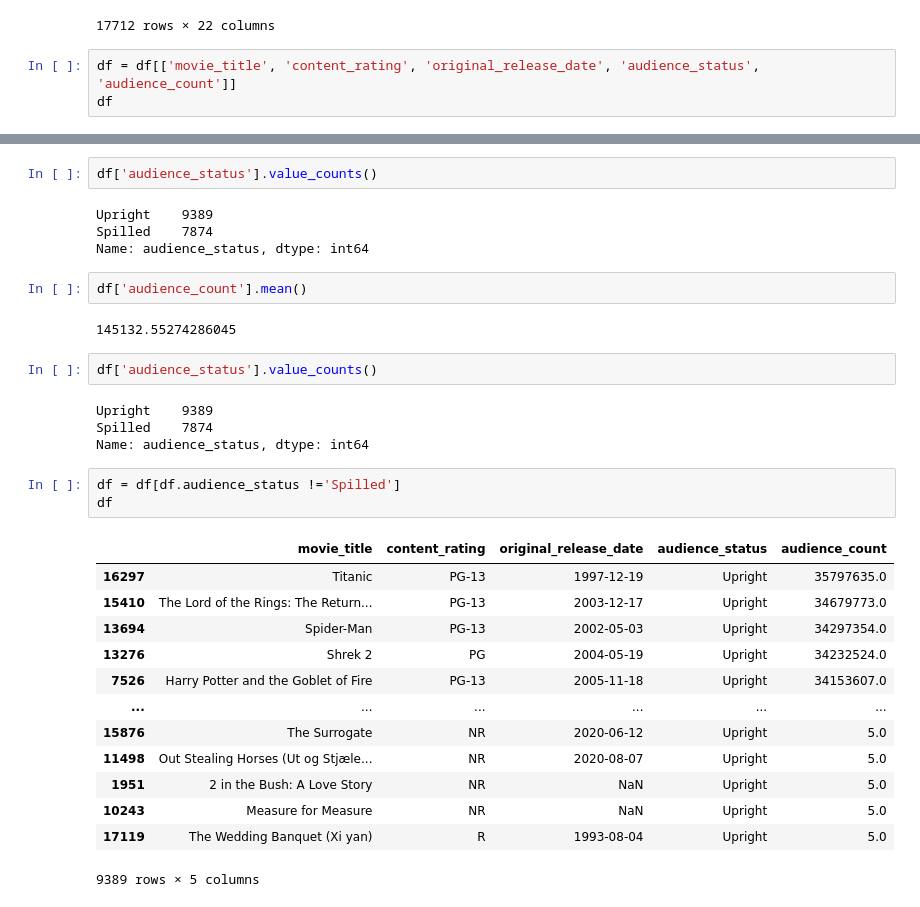
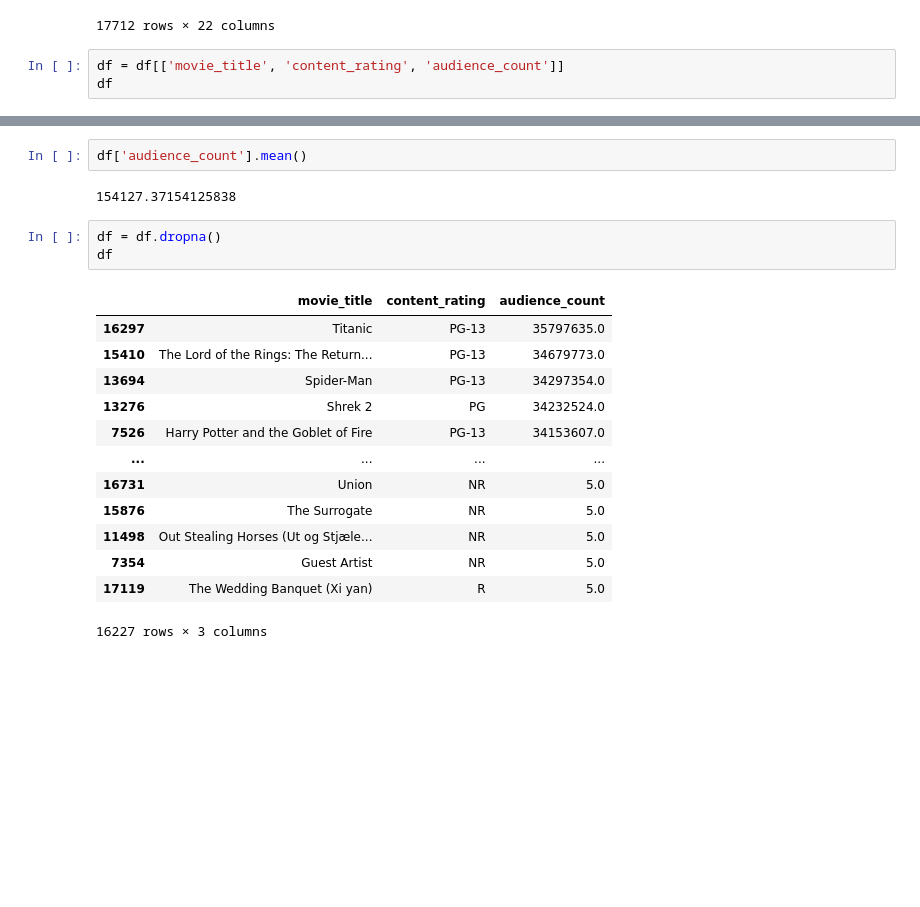
Before and after one commit to richesinrr0/microsoft_movie_analysis, a Jupyter notebook: Audience Data.ipynb, the cells around one changed output, grey strips where cells are left out. Drawn from its saved outputs; the diff is of its cells as text; blank space fills up the shorter version.

```diff
--- a/Audience Data.ipynb
+++ b/Audience Data.ipynb
@@ -20,6 +25,6 @@ df
 | 17711 | m/zulu_dawn | Zulu Dawn | Sir Henry Bartle Frere's (John Mi... | NaN | PG | Action & Adventure, Art House & I... | Douglas Hickox | ... |
 17712 rows × 22 columns
 # %%
-df = df[['movie_title', 'content_rating', 'original_release_date', 'audience_status', 'audience_count']]
+df = df[['movie_title', 'content_rating', 'audience_count']]
 df
 # %% [output]
@@ -91,33 +84,21 @@ df
-# %%
-df['audience_status'].value_counts()
-# %% [output]
-Upright    9389
-Spilled    7874
-Name: audience_status, dtype: int64
 # %%
 df['audience_count'].mean()
 # %% [output]
-145132.55274286045
+154127.37154125838
-# %%
-df['audience_status'].value_counts()
-# %% [output]
-Upright    9389
-Spilled    7874
-Name: audience_status, dtype: int64
 # %%
-df = df[df.audience_status !='Spilled']
+df = df.dropna()
 df
 # %% [output]
-|  | movie_title | content_rating | original_release_date | audience_status | audience_count |
-| 16297 | Titanic | PG-13 | 1997-12-19 | Upright | 35797635.0 |
-| 15410 | The Lord of the Rings: The Return... | PG-13 | 2003-12-17 | Upright | 34679773.0 |
-| 13694 | Spider-Man | PG-13 | 2002-05-03 | Upright | 34297354.0 |
-| 13276 | Shrek 2 | PG | 2004-05-19 | Upright | 34232524.0 |
-| 7526 | Harry Potter and the Goblet of Fire | PG-13 | 2005-11-18 | Upright | 34153607.0 |
-| ... | ... | ... | ... | ... | ... |
-| 15876 | The Surrogate | NR | 2020-06-12 | Upright | 5.0 |
-| 11498 | Out Stealing Horses (Ut og Stjæle... | NR | 2020-08-07 | Upright | 5.0 |
-| 1951 | 2 in the Bush: A Love Story | NR | NaN | Upright | 5.0 |
-| 10243 | Measure for Measure | NR | NaN | Upright | 5.0 |
-| 17119 | The Wedding Banquet (Xi yan) | R | 1993-08-04 | Upright | 5.0 |
+|  | movie_title | content_rating | audience_count |
+| 16297 | Titanic | PG-13 | 35797635.0 |
+| 15410 | The Lord of the Rings: The Return... | PG-13 | 34679773.0 |
+| 13694 | Spider-Man | PG-13 | 34297354.0 |
+| 13276 | Shrek 2 | PG | 34232524.0 |
+| 7526 | Harry Potter and the Goblet of Fire | PG-13 | 34153607.0 |
+| ... | ... | ... | ... |
+| 16731 | Union | NR | 5.0 |
+| 15876 | The Surrogate | NR | 5.0 |
+| 11498 | Out Stealing Horses (Ut og Stjæle... | NR | 5.0 |
+| 7354 | Guest Artist | NR | 5.0 |
+| 17119 | The Wedding Banquet (Xi yan) | R | 5.0 |
-9389 rows × 5 columns
+16227 rows × 3 columns
```
Also changed, not shown: parts of 13 cells of this notebook, 1 other file.
